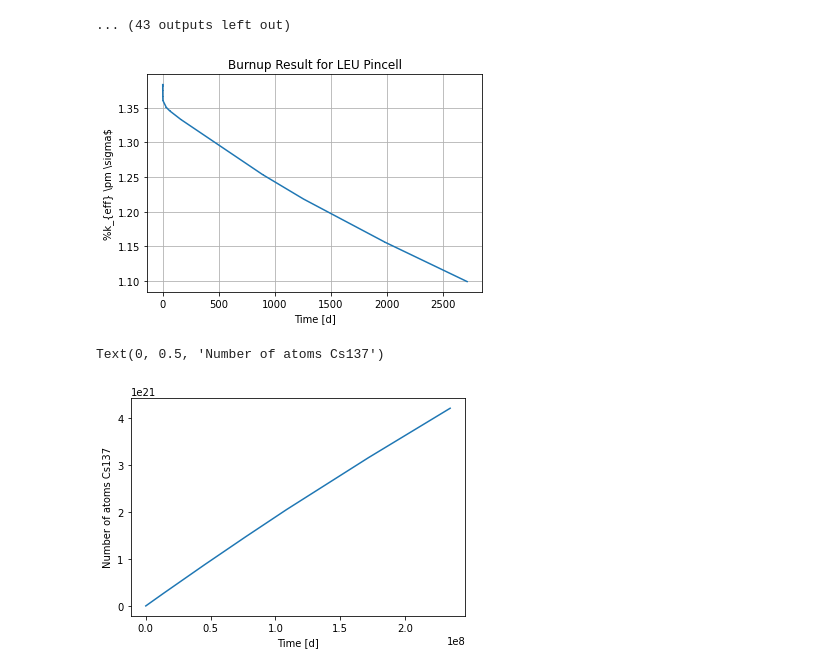
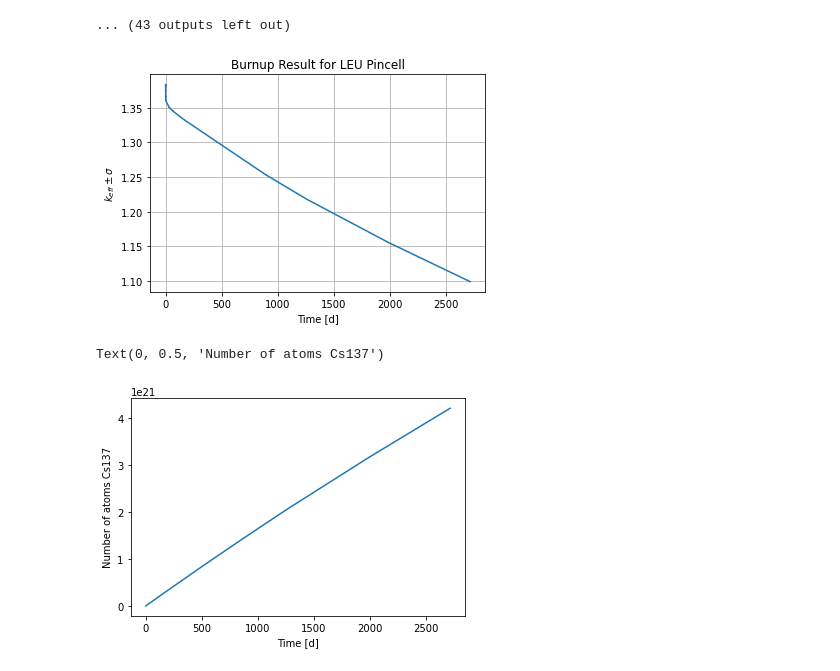
Before and after one commit to stu314159/er362_omc, a Jupyter notebook: examples/micro_reactor/leu_pwr/burnup/leu_pwr_burnup.ipynb, the cells around one changed output. Drawn from its saved outputs; the diff is of its cells as text; code cells hidden in the pictures.

```diff
--- a/examples/micro_reactor/leu_pwr/burnup/leu_pwr_burnup.ipynb
+++ b/examples/micro_reactor/leu_pwr/burnup/leu_pwr_burnup.ipynb
@@ -274,21 +274,22 @@ results = openmc.deplete.ResultsList.from_hdf5('./depletion_results.h5')
 # %%
 time,k = results.get_eigenvalue()
 time /= (24*60*60)
 
 plt.errorbar(time,k[:,0],yerr=k[:,1])
 plt.title('Burnup Result for LEU Pincell')
 plt.xlabel('Time [d]')
-plt.ylabel('%k_{eff} \pm \sigma$')
+plt.ylabel('$k_{eff} \pm \sigma$')
 plt.grid()
 # %% [output]
-[figure, old version]
+[figure, new version]
 # %%
 time, cs137 = results.get_atoms("1","Cs137")
+time /= (24*60*60)
 plt.plot(time,cs137,label="Cs137")
 plt.xlabel("Time [d]")
 plt.ylabel("Number of atoms Cs137")
 # %% [output]
 Text(0, 0.5, 'Number of atoms Cs137')
-[figure, old version]
+[figure, new version]
 # %%
 time, Pu239 = results.get_atoms("1","Pu239")
```
Also changed, not shown: parts of 3 cells of this notebook, 19 other files.
